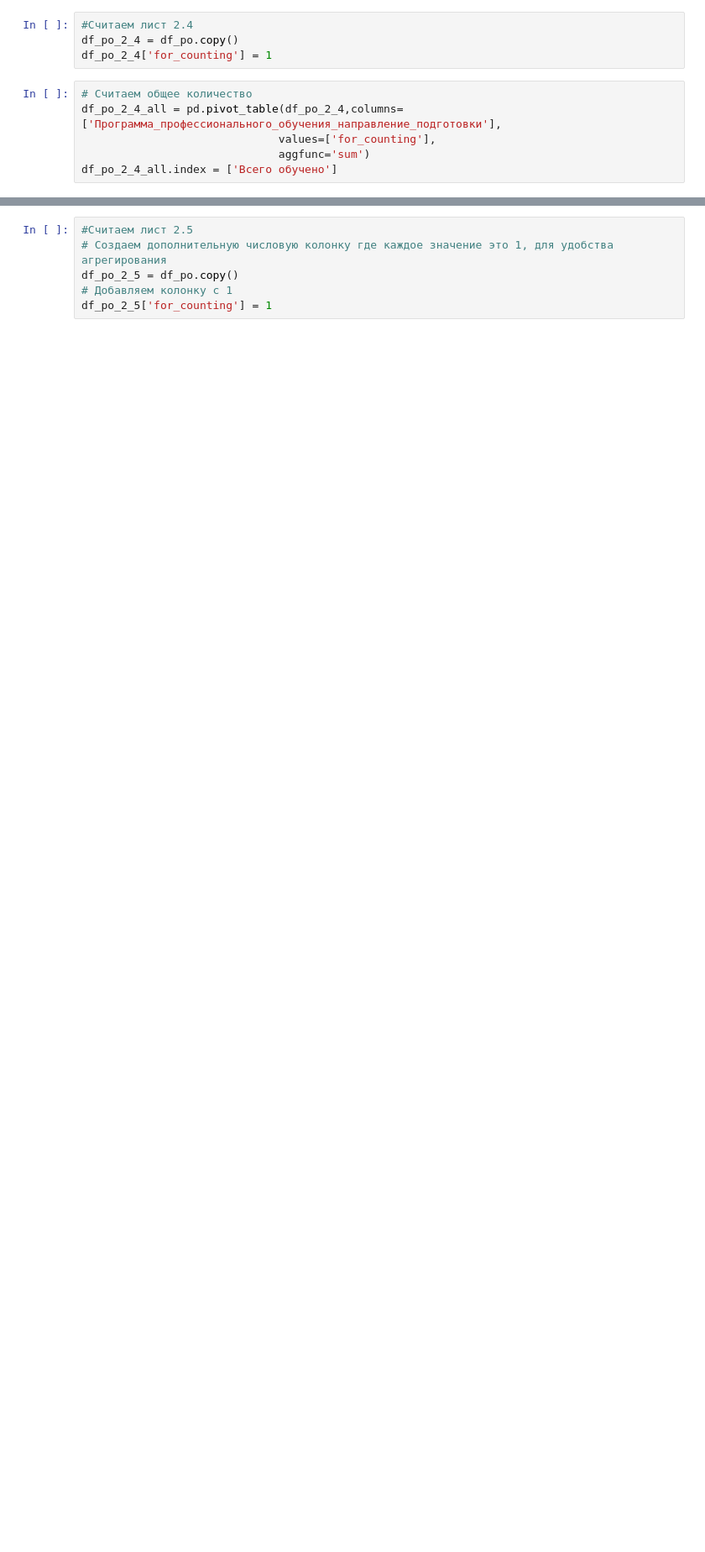
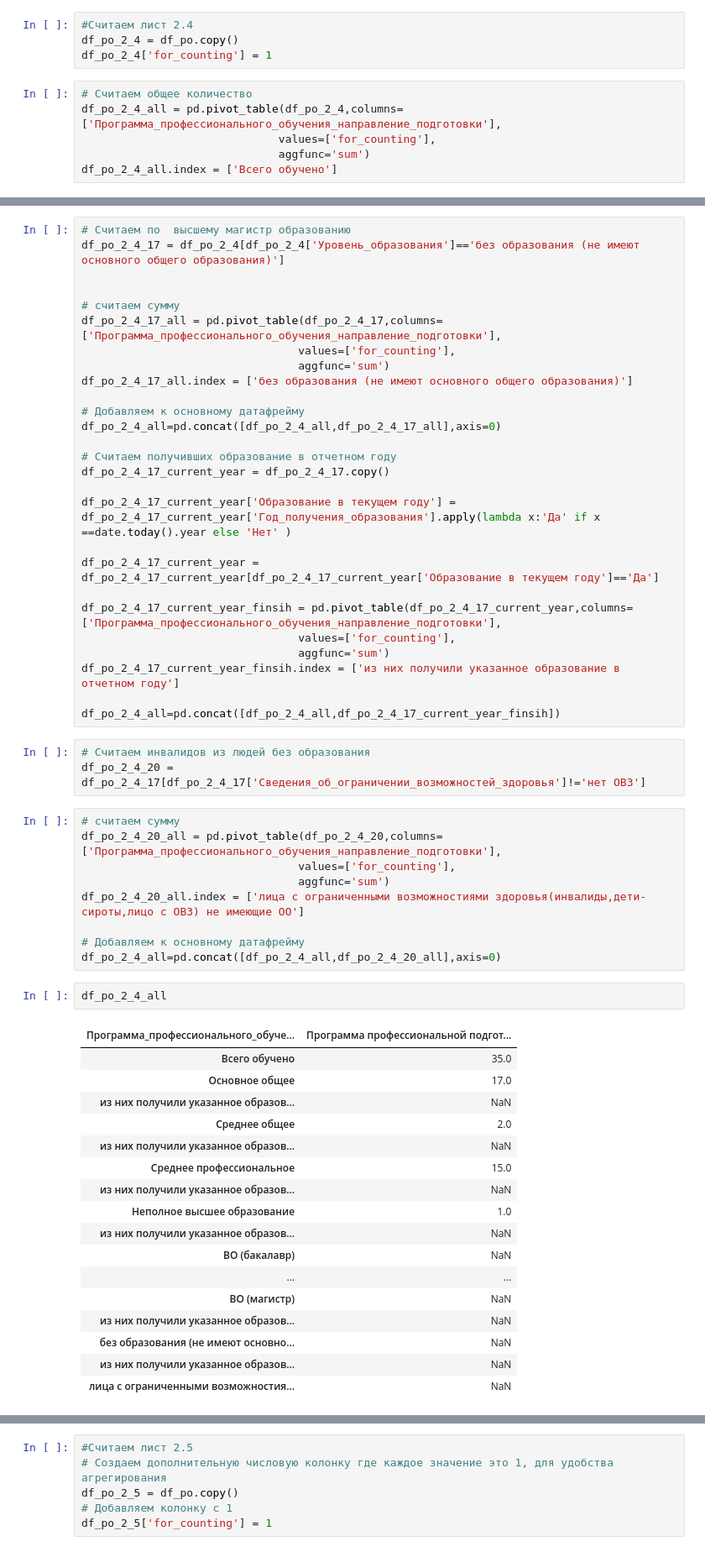
Before and after one commit to t0r1n88/Lindy, a Jupyter notebook: report_1PO.ipynb, the cells around one changed output, grey strips where cells are left out. Shown at 84% size. Drawn from its saved outputs; the diff is of its cells as text; blank space fills up the shorter version.

```diff
--- a/report_1PO.ipynb
+++ b/report_1PO.ipynb
@@ -609,0 +840,59 @@ dtype('float64')
+# %%
+# Считаем по  высшему магистр образованию
+df_po_2_4_17 = df_po_2_4[df_po_2_4['Уровень_образования']=='без образования (не имеют основного общего образования)']
+
+
+# считаем сумму
+df_po_2_4_17_all = pd.pivot_table(df_po_2_4_17,columns=['Программа_профессионального_обучения_направление_подготовки'],
+                                 values=['for_counting'],
+                                 aggfunc='sum')
+df_po_2_4_17_all.index = ['без образования (не имеют основного общего образования)']
+
+# Добавляем к основному датафрейму
+df_po_2_4_all=pd.concat([df_po_2_4_all,df_po_2_4_17_all],axis=0)
+
+# Считаем получивших образование в отчетном году
+df_po_2_4_17_current_year = df_po_2_4_17.copy()
+
+df_po_2_4_17_current_year['Образование в текущем году'] = df_po_2_4_17_current_year['Год_получения_образования'].apply(lambda x:'Да' if x ==date.today().year else 'Нет' )
+
+df_po_2_4_17_current_year = df_po_2_4_17_current_year[df_po_2_4_17_current_year['Образование в текущем году']=='Да']
+
+df_po_2_4_17_current_year_finsih = pd.pivot_table(df_po_2_4_17_current_year,columns=['Программа_профессионального_обучения_направление_подготовки'],
+                                 values=['for_counting'],
+                                 aggfunc='sum')
+df_po_2_4_17_current_year_finsih.index = ['из них получили указанное образование в отчетном году']
+
+df_po_2_4_all=pd.concat([df_po_2_4_all,df_po_2_4_17_current_year_finsih])
+# %%
+# Считаем инвалидов из людей без образования
+df_po_2_4_20 = df_po_2_4_17[df_po_2_4_17['Сведения_об_ограничении_возможностей_здоровья']!='нет ОВЗ']
+# %%
+# считаем сумму
+df_po_2_4_20_all = pd.pivot_table(df_po_2_4_20,columns=['Программа_профессионального_обучения_направление_подготовки'],
+                                 values=['for_counting'],
+                                 aggfunc='sum')
+df_po_2_4_20_all.index = ['лица с ограниченными возможностиями здоровья(инвалиды,дети-сироты,лицо с ОВЗ) не имеющие ОО']
+
+# Добавляем к основному датафрейму
+df_po_2_4_all=pd.concat([df_po_2_4_all,df_po_2_4_20_all],axis=0)
+# %%
+df_po_2_4_all
+# %% [output]
+| Программа_профессионального_обуче... | Программа профессиональной подгот... |
+| Всего обучено | 35.0 |
+| Основное общее | 17.0 |
+| из них получили указанное образов... | NaN |
+| Среднее общее | 2.0 |
+| из них получили указанное образов... | NaN |
+| Среднее профессиональное | 15.0 |
+| из них получили указанное образов... | NaN |
+| Неполное высшее образование | 1.0 |
+| из них получили указанное образов... | NaN |
+| ВО (бакалавр) | NaN |
+| ... | ... |
+| ВО (магистр) | NaN |
+| из них получили указанное образов... | NaN |
+| без образования (не имеют основно... | NaN |
+| из них получили указанное образов... | NaN |
+| лица с ограниченными возможностия... | NaN |
```
Also changed, not shown: parts of 34 cells of this notebook.
